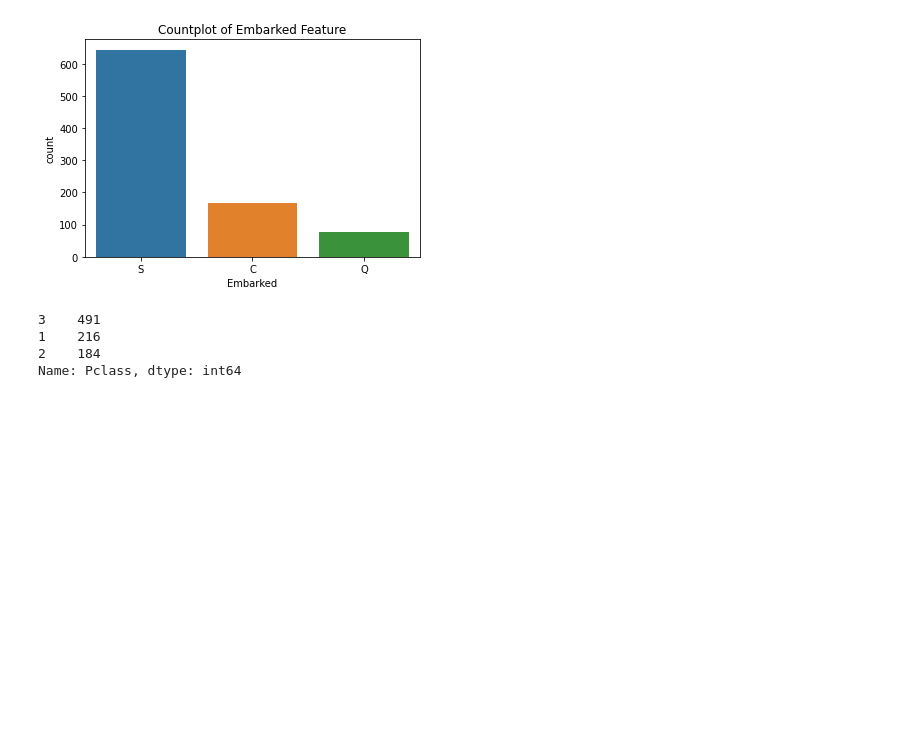
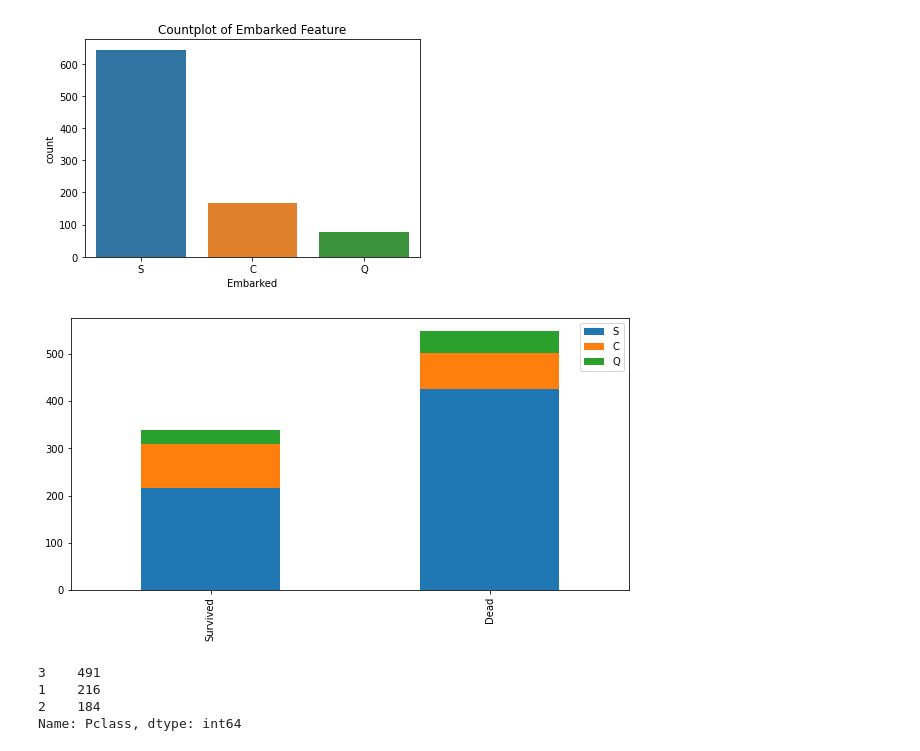
Before and after one commit to threegenie/titanic_prediction, a Jupyter notebook: titanic.ipynb, the cells around one changed output. Cells and saved outputs as stored; diff of their text form; code cells hidden in the pictures; blank space fills up the shorter version.

```diff
--- a/titanic.ipynb
+++ b/titanic.ipynb
@@ -91,6 +137,10 @@ plt.title('Countplot of Embarked Feature')
 # %% [output]
 Text(0.5, 1.0, 'Countplot of Embarked Feature')
 [figure]
+# %%
+bar_chart('Embarked')
+# %% [output]
+[figure, added]
 # %%
 train['Pclass'].value_counts()
 # %% [output]
```
Also changed, not shown: parts of 17 cells of this notebook.
